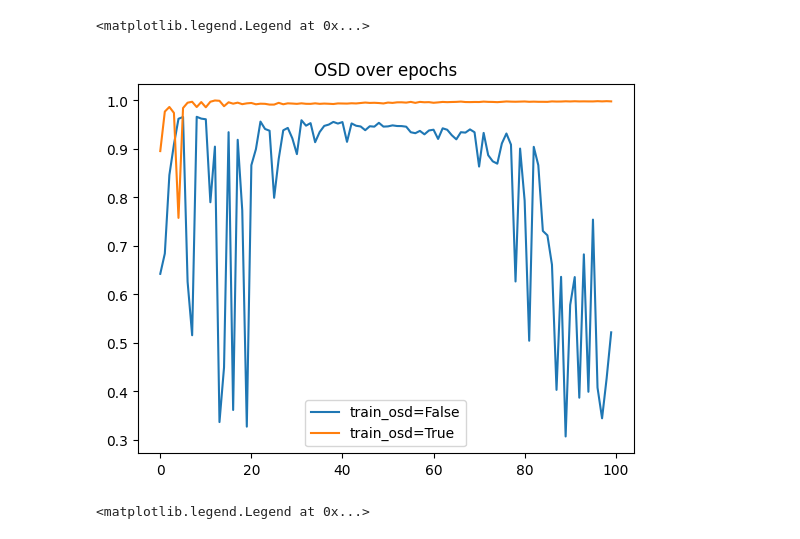
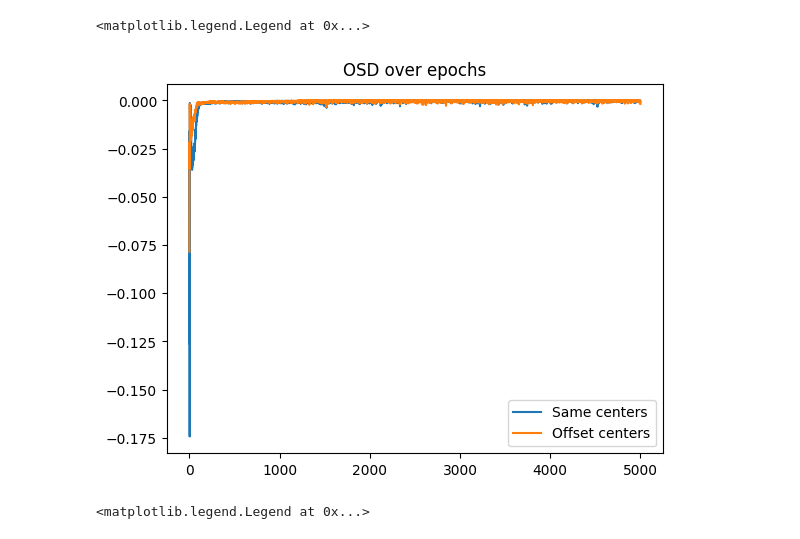
Before and after one commit to draeloslab/mm-vae, a Jupyter notebook: compare_runs.ipynb, the cells around one changed output. Saved outputs shown, nothing was run; the diff lists cells and outputs as text; code cells hidden in the pictures.

```diff
--- a/compare_runs.ipynb
+++ b/compare_runs.ipynb
@@ -3,16 +3,16 @@ import pandas as pd
 import numpy as np
 import matplotlib.pyplot as plt
 # %%
-osd_notrain = pd.read_csv('/home/rachel/Desktop/mm-vae results/multiregion_adbxd_cr_final/multiregion_testnotrainosd_seed15/osd_over_epochs.csv')
-osd_train = pd.read_csv('/home/rachel/Desktop/mm-vae results/multiregion_adbxd_cr_final/multiregion_testtrainosd_seed15/osd_over_epochs.csv')
+osd_same = pd.read_csv('/home/rachel/Desktop/mm-vae results/multiregion_adbxd_cr_figureResults/multiregion_offsetcenters_seed10_trainosd50/osd_over_epochs.csv')
+osd_offset = pd.read_csv('/home/rachel/Desktop/mm-vae results/multiregion_adbxd_cr_figureResults/multiregion_samecenters_seed10_trainosd50/osd_over_epochs.csv')
 # %%
-plt.plot(osd_notrain, label='train_osd=False')
-plt.plot(osd_train, label='train_osd=True')
+plt.plot(osd_same, label='Same centers')
+plt.plot(osd_offset), label='Offset centers')
 plt.title('OSD over epochs')
 plt.legend()
 # %% [output]
 <matplotlib.legend.Legend at 0x...>
-[figure, old version]
+[figure, new version]
 # %%
 mseloss_notrain = pd.read_csv('/home/rachel/Desktop/mm-vae results/multiregion_adbxd_cr_final/multiregion_testnotrainosd_seed15/mse_losses.csv')
 mseloss_train = pd.read_csv('/home/rachel/Desktop/mm-vae results/multiregion_adbxd_cr_final/multiregion_testtrainosd_seed15/mse_losses.csv')
```
Also changed, not shown: 11 other files.
